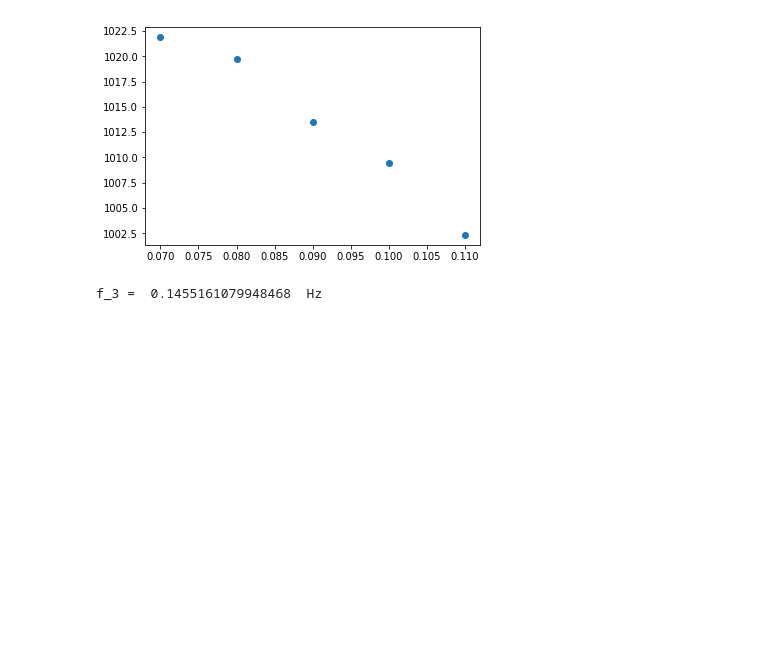
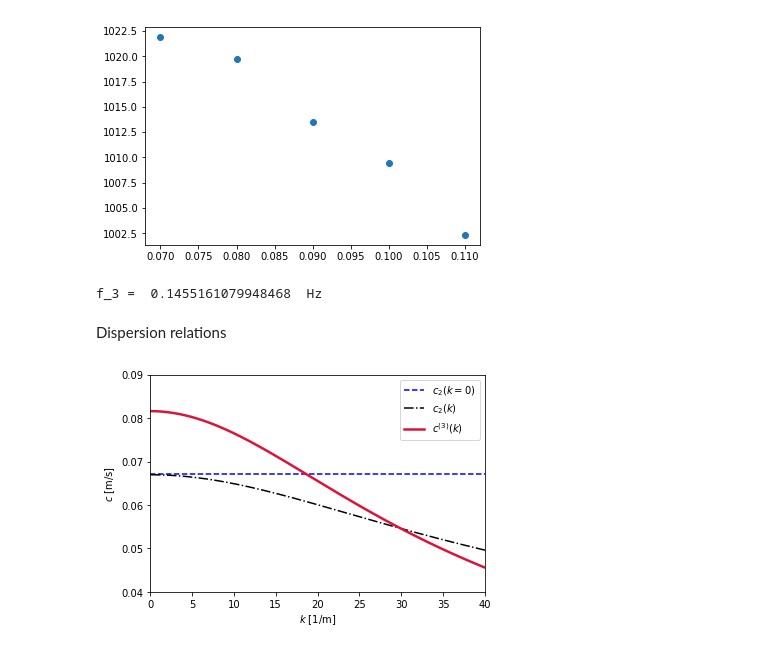
Before and after one commit to balintkaszas/boSchlieren, a Jupyter notebook: resonanceCondition.ipynb, the cells around one changed output. Saved outputs shown, nothing was run; the diff lists cells and outputs as text; code cells hidden in the pictures; blank space fills up the shorter version.

Commit message:
Dispersion relations

```diff
--- a/resonanceCondition.ipynb
+++ b/resonanceCondition.ipynb
@@ -109,3 +119,28 @@ res = root/(2*0.255)
 print("f_3 = ", res, " Hz")
 # %% [output]
 f_3 =  0.1455161079948468  Hz
+# %% [markdown]
+Dispersion relations
+# %%
+threelayerspeeds = []
+for k in ks:
+
+    root = optimize.newton(lhs, 0.05)
+    threelayerspeeds.append(root)
+threelayerspeeds= np.array(threelayerspeeds)
+# %%
+ks = np.arange(0., 44.0, 0.1)
+plt.plot([0, 40.], [twoLayerSpeed(rho1, rho2, h1, h2), twoLayerSpeed(rho1, rho2, h1, h2)], '--', c='blue', label='$c_2(k=0)$')
+
+plt.plot(ks, twoLayerSpeedFull(rho1, rho2, h1, h2, ks), '-.', c='black', label='$c_2(k)$')
+plt.plot(ks, threelayerspeeds, '-', c='Crimson', linewidth=2.5, label='$c^{(3)}(k)$')
+#plt.plot([np.pi/0.255, np.pi/0.255], [0.04, 0.09], '--')
+plt.legend(loc='upper right')
+plt.ylim(0.04, 0.09)
+plt.xlabel('$k$ [1$/$m]')
+plt.ylabel('$c$ [m$/$s]')
+
+plt.xlim(0., 40.)
+plt.savefig('disprel_.png', bbox_inches='tight')
+# %% [output]
+[figure, added]
```
Also changed, not shown: parts of 2 cells of this notebook.
